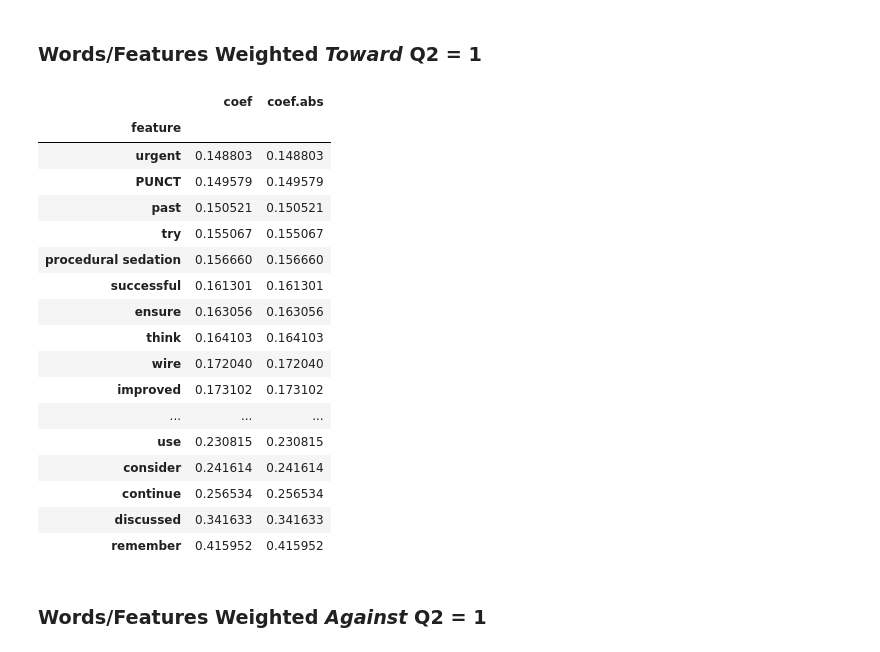
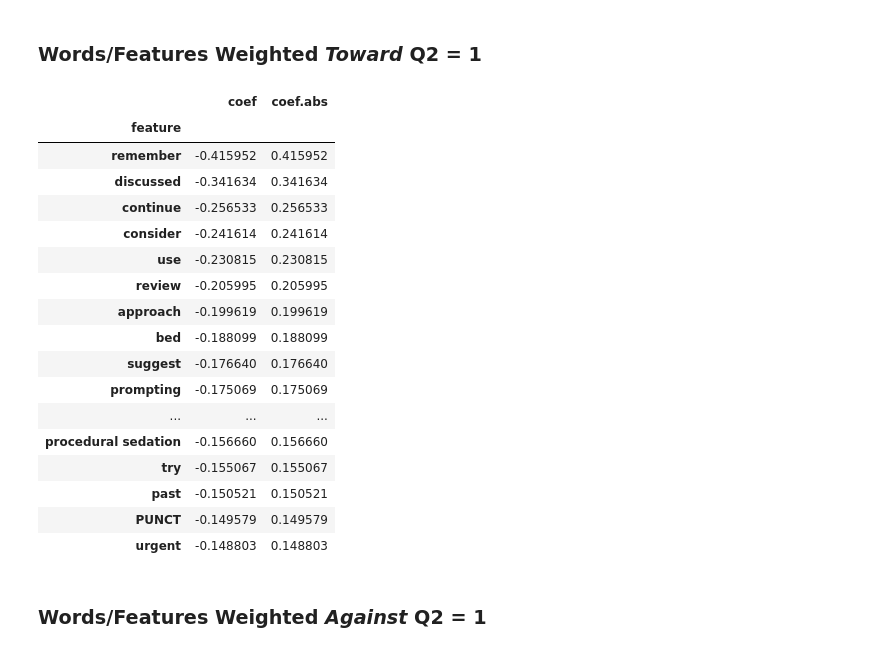
Before and after one commit to maxspad/nlp-qual, a Jupyter notebook: notebooks/explore/02-maxspad-post-hoc.ipynb, the cells around one changed output. Drawn from its saved outputs; the diff is of its cells as text; code cells hidden in the pictures.

```diff
--- a/notebooks/explore/02-maxspad-post-hoc.ipynb
+++ b/notebooks/explore/02-maxspad-post-hoc.ipynb
@@ -99,26 +99,26 @@ feat_weights = feat_weights[~feat_weights['feature'].str.contains('vec_')].set_i
 # %% [markdown]
 ### Words/Features Weighted *Toward* Q2 = 1
 # %%
-feat_weights.tail(20)[['coef','coef.abs']]
+feat_weights.head(20)[['coef','coef.abs']]
 # %% [output]
 |  | coef | coef.abs |
 | feature |  |  |
-| urgent | 0.148803 | 0.148803 |
-| PUNCT | 0.149579 | 0.149579 |
-| past | 0.150521 | 0.150521 |
-| try | 0.155067 | 0.155067 |
-| procedural sedation | 0.156660 | 0.156660 |
-| successful | 0.161301 | 0.161301 |
-| ensure | 0.163056 | 0.163056 |
-| think | 0.164103 | 0.164103 |
-| wire | 0.172040 | 0.172040 |
-| improved | 0.173102 | 0.173102 |
+| remember | -0.415952 | 0.415952 |
+| discussed | -0.341634 | 0.341634 |
+| continue | -0.256533 | 0.256533 |
+| consider | -0.241614 | 0.241614 |
+| use | -0.230815 | 0.230815 |
+| review | -0.205995 | 0.205995 |
+| approach | -0.199619 | 0.199619 |
+| bed | -0.188099 | 0.188099 |
+| suggest | -0.176640 | 0.176640 |
+| prompting | -0.175069 | 0.175069 |
 | ... | ... | ... |
-| use | 0.230815 | 0.230815 |
-| consider | 0.241614 | 0.241614 |
-| continue | 0.256534 | 0.256534 |
-| discussed | 0.341633 | 0.341633 |
-| remember | 0.415952 | 0.415952 |
+| procedural sedation | -0.156660 | 0.156660 |
+| try | -0.155067 | 0.155067 |
+| past | -0.150521 | 0.150521 |
+| PUNCT | -0.149579 | 0.149579 |
+| urgent | -0.148803 | 0.148803 |
 # %% [markdown]
 ### Words/Features Weighted *Against* Q2 = 1
 # %%
```
Also changed, not shown: parts of 7 cells of this notebook, 3 other files.
